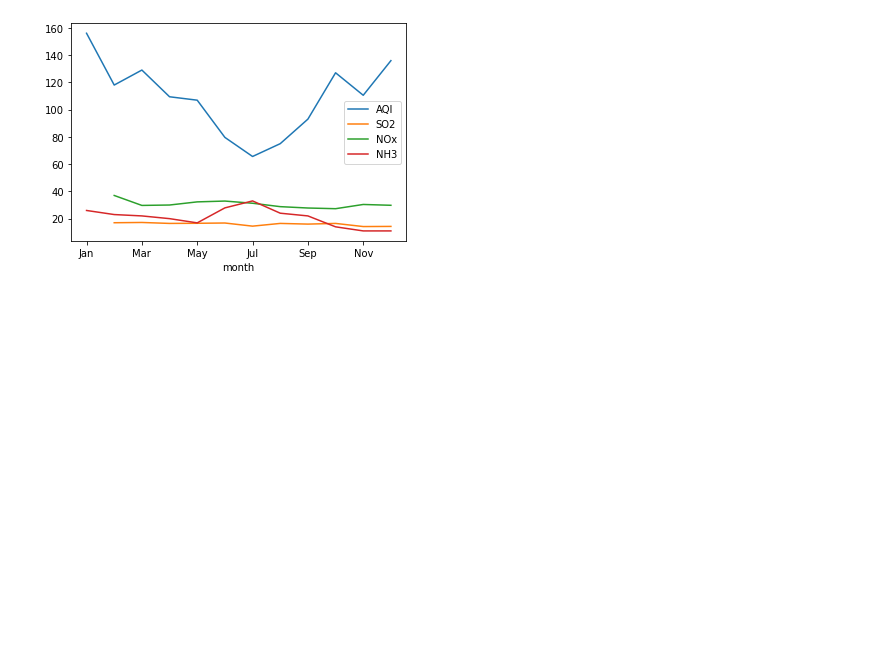
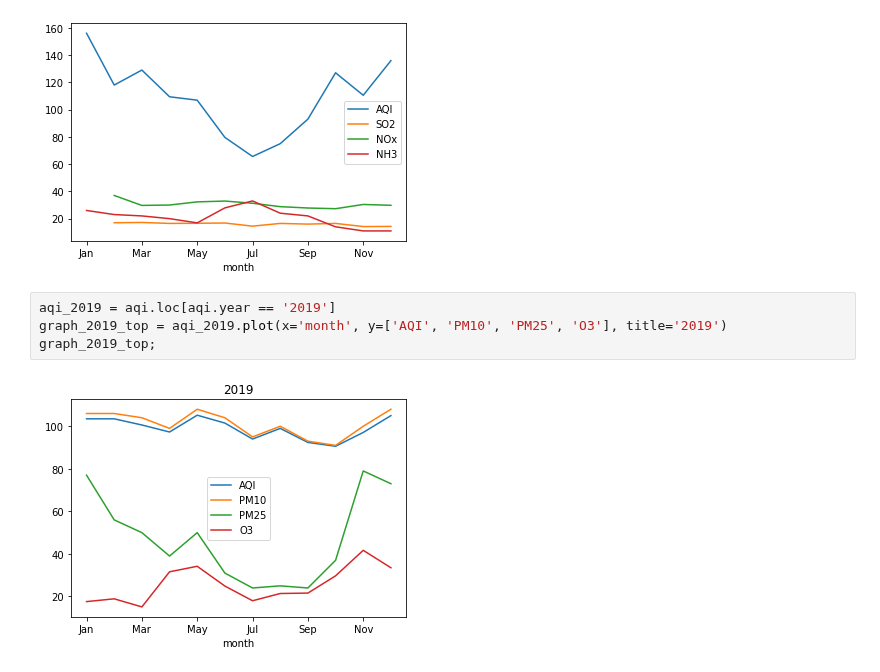
Before and after one commit to danileahacker/Air-Quality-in-Hyderabad-Pollution-Analysis, a Jupyter notebook: pollution_eda.ipynb, the cells around one changed output. Drawn from its saved outputs; the diff is of its cells as text; blank space fills up the shorter version.

```diff
--- a/pollution_eda.ipynb
+++ b/pollution_eda.ipynb
@@ -312,3 +312,9 @@ graph_2018_bottom = aqi_2018.plot(x='month', y=['AQI', 'SO2', 'NOx', 'NH3'])
 graph_2018_bottom;
 # %% [output]
 [figure]
+# %%
+aqi_2019 = aqi.loc[aqi.year == '2019']
+graph_2019_top = aqi_2019.plot(x='month', y=['AQI', 'PM10', 'PM25', 'O3'], title='2019')
+graph_2019_top;
+# %% [output]
+[figure, added]
```
Also changed, not shown: parts of 1 cell of this notebook.
